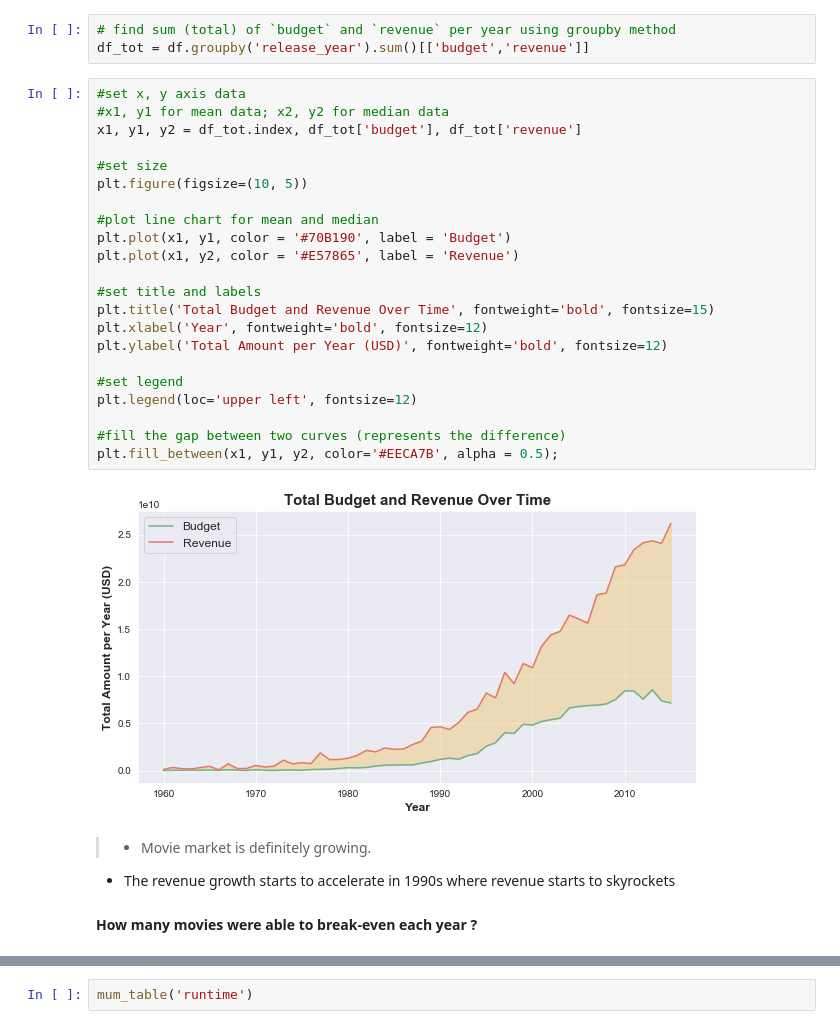
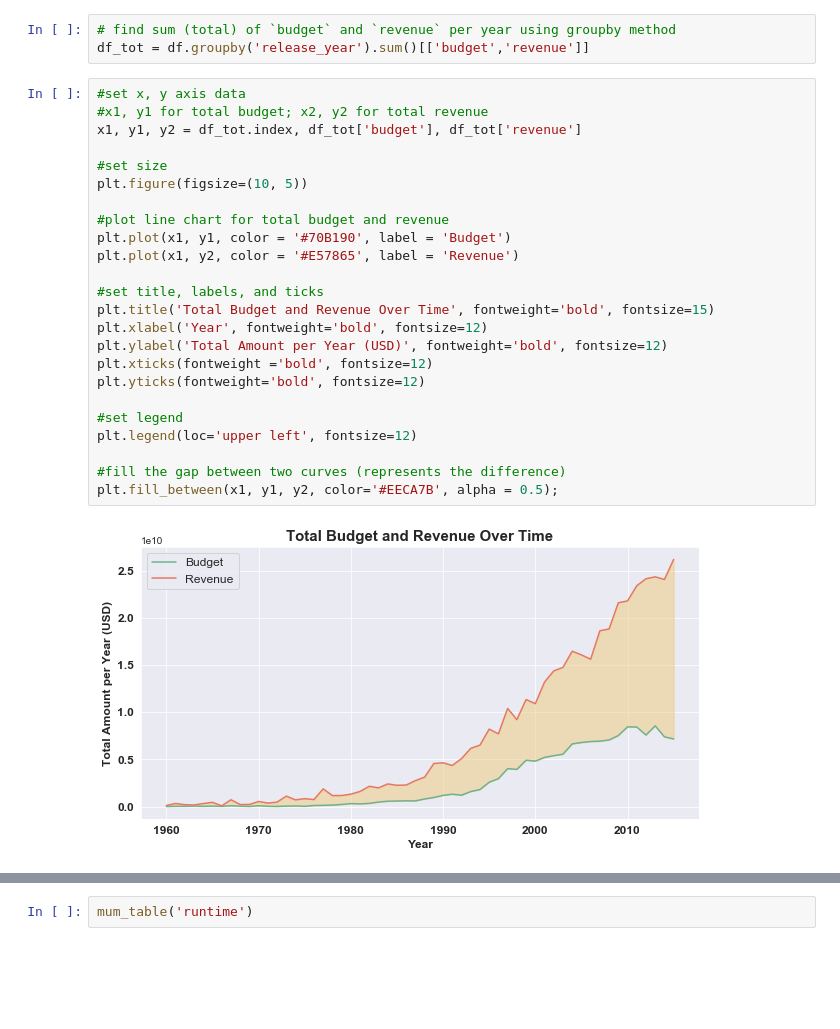
Before and after one commit to Steve-Choi/DAND, a Jupyter notebook: tmdb_project.ipynb, the cells around one changed output, grey strips where cells are left out. Saved outputs shown, nothing was run; the diff lists cells and outputs as text; blank space fills up the shorter version.

```diff
--- a/tmdb_project.ipynb
+++ b/tmdb_project.ipynb
@@ -402,29 +408,27 @@ for i, v in enumerate(height2):
 df_tot = df.groupby('release_year').sum()[['budget','revenue']]
 # %%
 #set x, y axis data
-#x1, y1 for mean data; x2, y2 for median data
+#x1, y1 for total budget; x2, y2 for total revenue
 x1, y1, y2 = df_tot.index, df_tot['budget'], df_tot['revenue']
 
 #set size
 plt.figure(figsize=(10, 5))
 
-#plot line chart for mean and median
+#plot line chart for total budget and revenue
 plt.plot(x1, y1, color = '#70B190', label = 'Budget')
 plt.plot(x1, y2, color = '#E57865', label = 'Revenue')
 
-#set title and labels
+#set title, labels, and ticks
 plt.title('Total Budget and Revenue Over Time', fontweight='bold', fontsize=15)
 plt.xlabel('Year', fontweight='bold', fontsize=12)
 plt.ylabel('Total Amount per Year (USD)', fontweight='bold', fontsize=12)
+plt.xticks(fontweight ='bold', fontsize=12)
+plt.yticks(fontweight='bold', fontsize=12)
 
 #set legend
 plt.legend(loc='upper left', fontsize=12)
 
 #fill the gap between two curves (represents the difference)
 plt.fill_between(x1, y1, y2, color='#EECA7B', alpha = 0.5);
 # %% [output]
-[figure, old version]
+[figure, new version]
-# %% [markdown]
-> - Movie market is definitely growing.
-- The revenue growth starts to accelerate in 1990s where revenue starts to skyrockets
-#### How many movies were able to break-even each year ?
```
Also changed, not shown: parts of 27 cells of this notebook.
